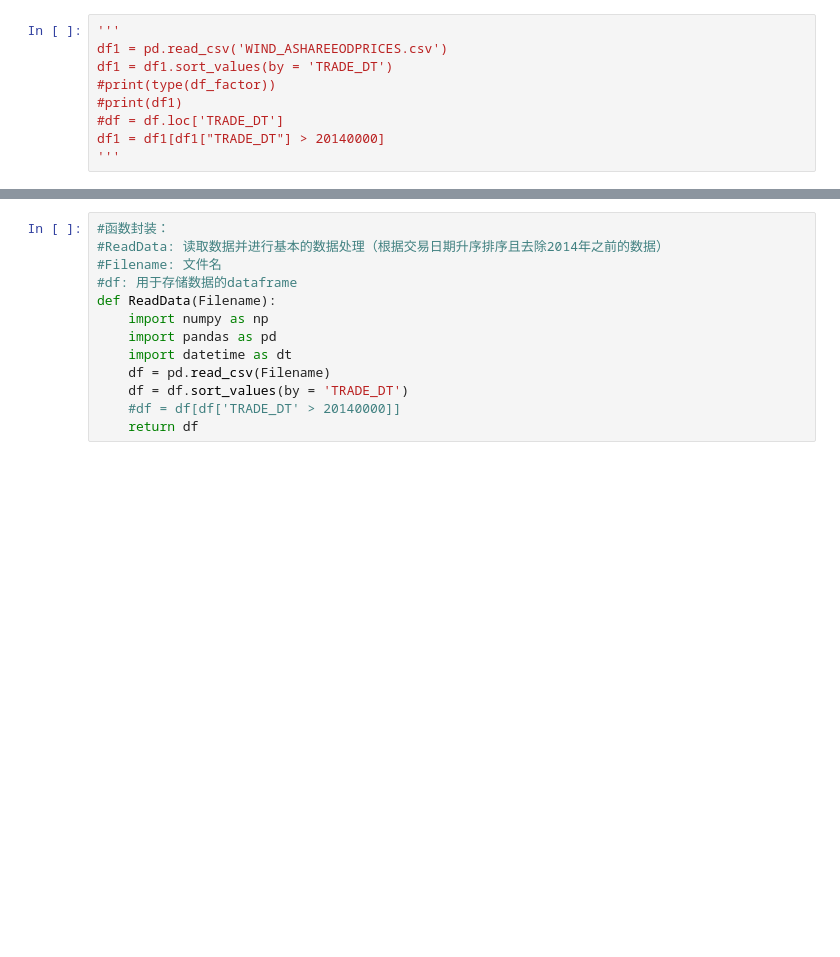
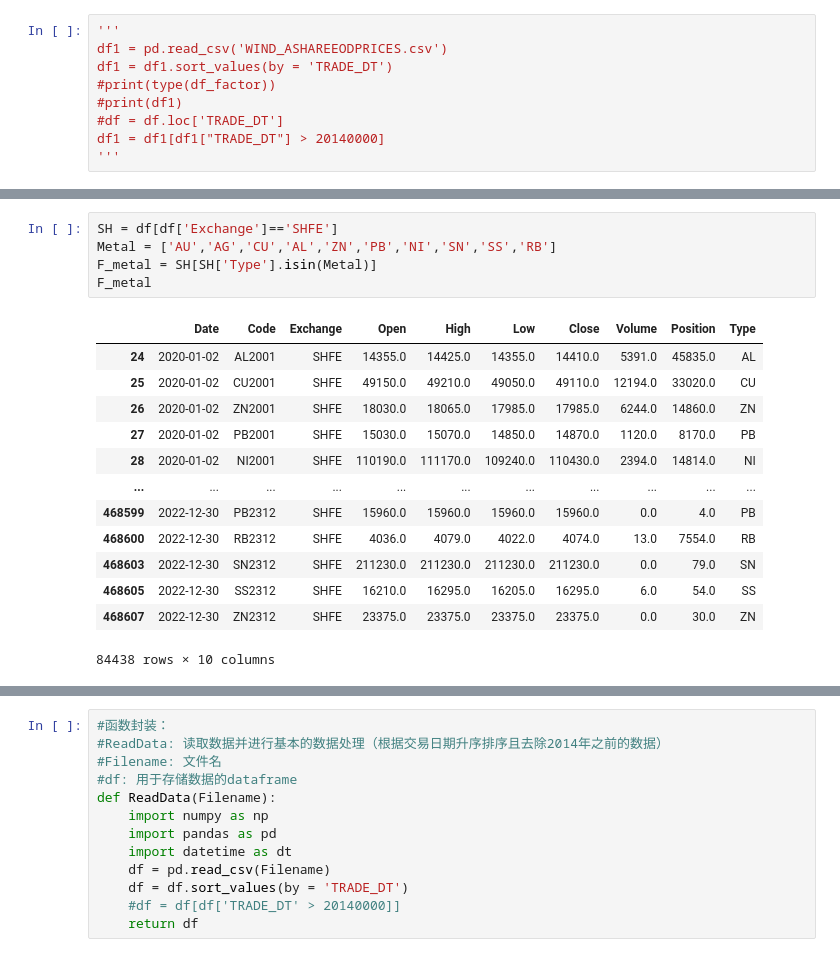
Before and after one commit to MaySVT/Quantitative-Trading-System, a Jupyter notebook: Framework/Backend/分层回测_sd_demo_230726.ipynb, the cells around one changed output, grey strips where cells are left out. Saved outputs shown, nothing was run; the diff lists cells and outputs as text; blank space fills up the shorter version.

```diff
--- a/Framework/Backend/分层回测_sd_demo_230726.ipynb
+++ b/Framework/Backend/分层回测_sd_demo_230726.ipynb
@@ -32,0 +38,19 @@ df1 = df1[df1["TRADE_DT"] > 20140000]
+# %%
+SH = df[df['Exchange']=='SHFE']
+Metal = ['AU','AG','CU','AL','ZN','PB','NI','SN','SS','RB']
+F_metal = SH[SH['Type'].isin(Metal)]
+F_metal
+# %% [output]
+|  | Date | Code | Exchange | Open | High | Low | Close | Volume | Position | Type |
+| 24 | 2020-01-02 | AL2001 | SHFE | 14355.0 | 14425.0 | 14355.0 | 14410.0 | 5391.0 | 45835.0 | AL |
+| 25 | 2020-01-02 | CU2001 | SHFE | 49150.0 | 49210.0 | 49050.0 | 49110.0 | 12194.0 | 33020.0 | CU |
+| 26 | 2020-01-02 | ZN2001 | SHFE | 18030.0 | 18065.0 | 17985.0 | 17985.0 | 6244.0 | 14860.0 | ZN |
+| 27 | 2020-01-02 | PB2001 | SHFE | 15030.0 | 15070.0 | 14850.0 | 14870.0 | 1120.0 | 8170.0 | PB |
+| 28 | 2020-01-02 | NI2001 | SHFE | 110190.0 | 111170.0 | 109240.0 | 110430.0 | 2394.0 | 14814.0 | NI |
+| ... | ... | ... | ... | ... | ... | ... | ... | ... | ... | ... |
+| 468599 | 2022-12-30 | PB2312 | SHFE | 15960.0 | 15960.0 | 15960.0 | 15960.0 | 0.0 | 4.0 | PB |
+| 468600 | 2022-12-30 | RB2312 | SHFE | 4036.0 | 4079.0 | 4022.0 | 4074.0 | 13.0 | 7554.0 | RB |
+| 468603 | 2022-12-30 | SN2312 | SHFE | 211230.0 | 211230.0 | 211230.0 | 211230.0 | 0.0 | 79.0 | SN |
+| 468605 | 2022-12-30 | SS2312 | SHFE | 16210.0 | 16295.0 | 16205.0 | 16295.0 | 6.0 | 54.0 | SS |
+| 468607 | 2022-12-30 | ZN2312 | SHFE | 23375.0 | 23375.0 | 23375.0 | 23375.0 | 0.0 | 30.0 | ZN |
+84438 rows × 10 columns
```
Also changed, not shown: parts of 16 cells of this notebook, 13 other files.
